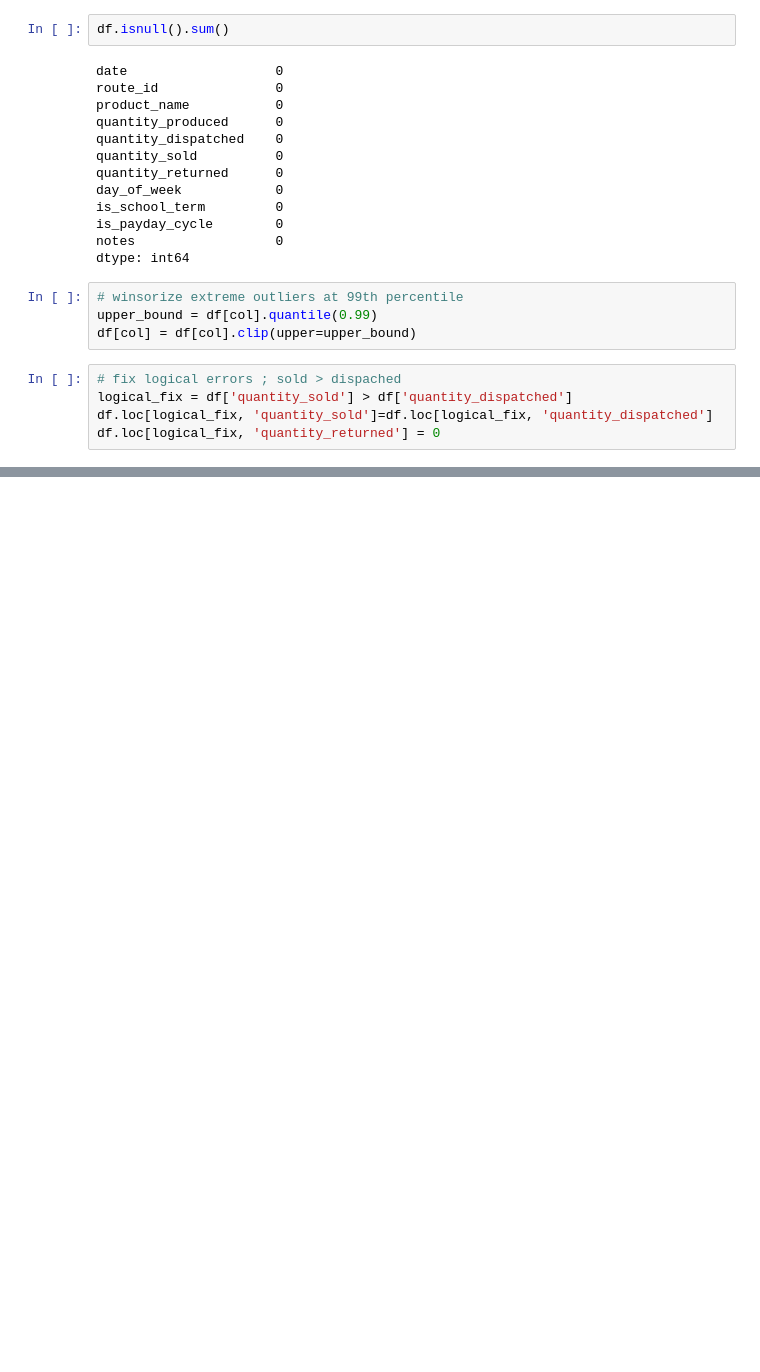
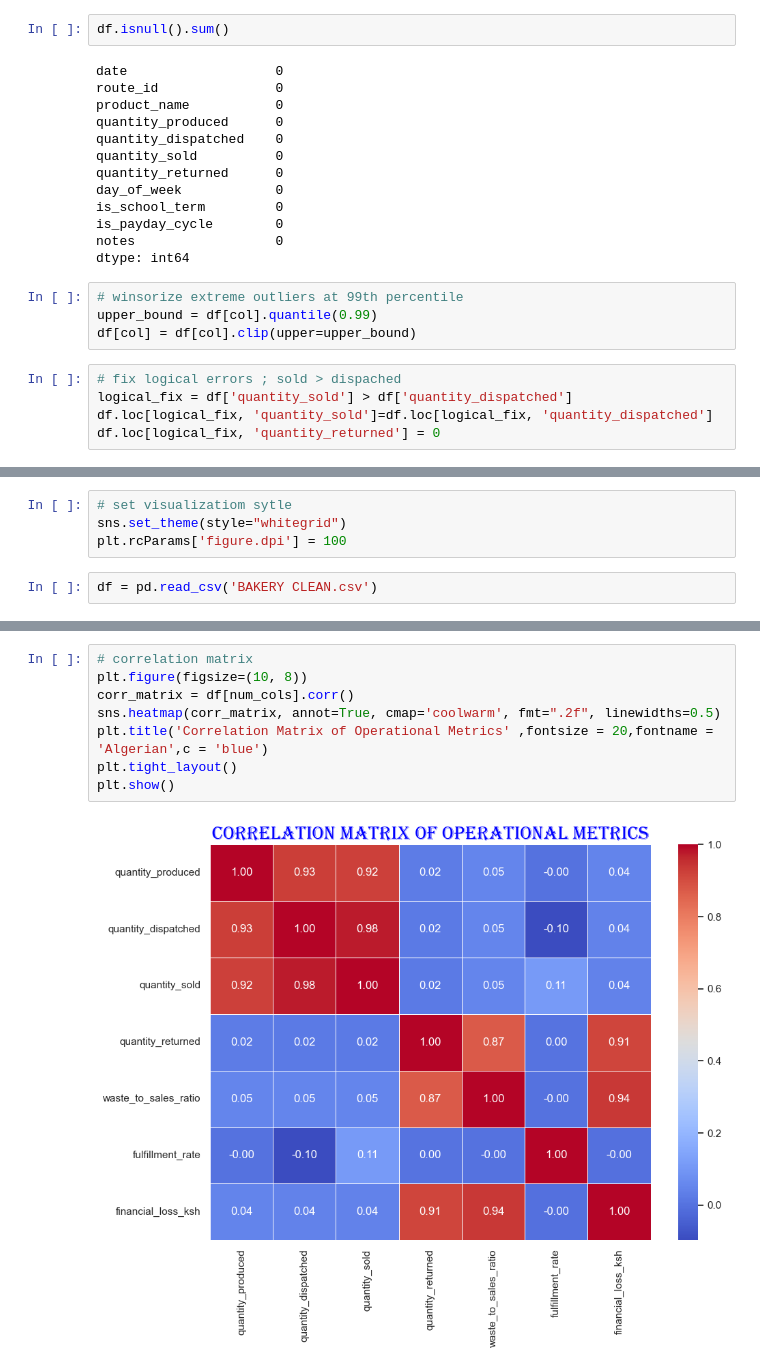
Before and after one commit to gmacharia003-cmd/School-project-, a Jupyter notebook: MY FINAL YEAR PROJECT.ipynb, the cells around one changed output, grey strips where cells are left out. Drawn from its saved outputs; the diff is of its cells as text; blank space fills up the shorter version.

```diff
--- a/MY FINAL YEAR PROJECT.ipynb
+++ b/MY FINAL YEAR PROJECT.ipynb
@@ -227,0 +275,6 @@ df[]
+# %%
+# set visualizatiom sytle
+sns.set_theme(style="whitegrid")
+plt.rcParams['figure.dpi'] = 100
+# %%
+df = pd.read_csv('BAKERY CLEAN.csv')
@@ -227,0 +349,10 @@ df[]
+# %%
+# correlation matrix
+plt.figure(figsize=(10, 8))
+corr_matrix = df[num_cols].corr()
+sns.heatmap(corr_matrix, annot=True, cmap='coolwarm', fmt=".2f", linewidths=0.5)
+plt.title('Correlation Matrix of Operational Metrics' ,fontsize = 20,fontname = 'Algerian',c = 'blue')
+plt.tight_layout()
+plt.show()
+# %% [output]
+[figure, added]
```
Also changed, not shown: parts of 29 cells of this notebook.
